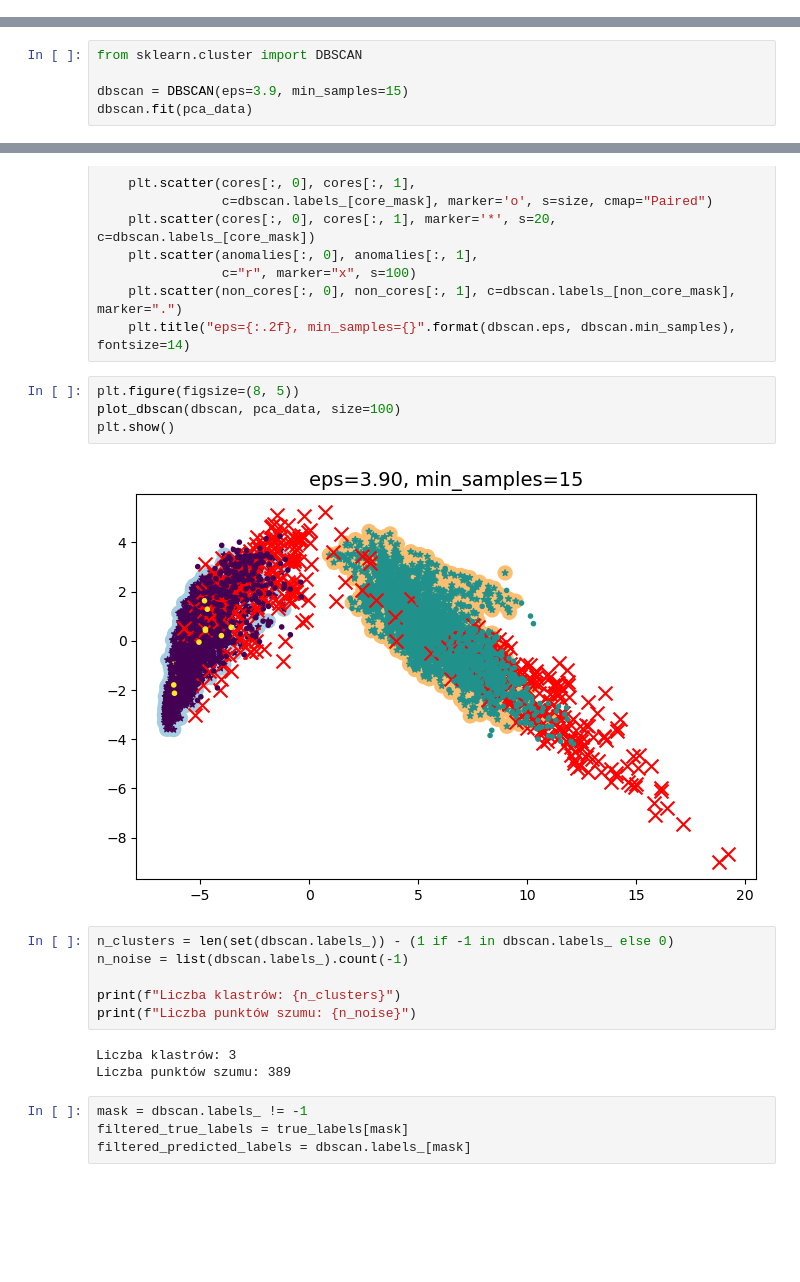
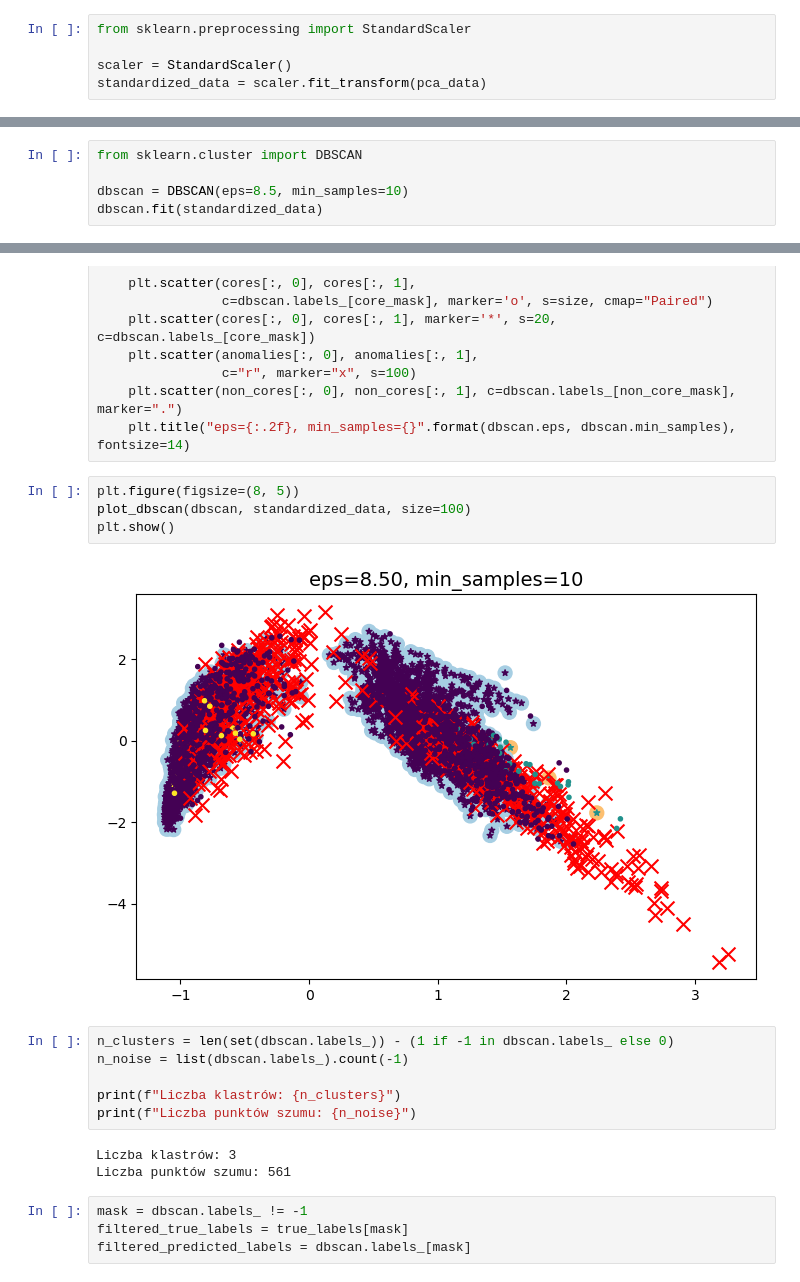
Before and after one commit to droanna/16_1, a Jupyter notebook: main-16_1.ipynb, the cells around one changed output, grey strips where cells are left out. Cells and saved outputs as stored; diff of their text form; blank space fills up the shorter version.

```diff
--- a/main-16_1.ipynb
+++ b/main-16_1.ipynb
@@ -60,6 +60,11 @@ pca_data = pca.fit_transform(df)
 print("Liczba kolumn:", pca.n_components_)
 # %% [output]
 Liczba kolumn: 67
+# %%
+from sklearn.preprocessing import StandardScaler
+
+scaler = StandardScaler()
+standardized_data = scaler.fit_transform(pca_data)
 # %%
 from sklearn.metrics import silhouette_score
 from sklearn.cluster import KMeans
@@ -142,6 +147,6 @@ plt.show()
 # %%
 from sklearn.cluster import DBSCAN
 
-dbscan = DBSCAN(eps=3.9, min_samples=15)
-dbscan.fit(pca_data)
+dbscan = DBSCAN(eps=8.5, min_samples=10)
+dbscan.fit(standardized_data)
 # %% [output]
@@ -166,10 +171,10 @@ def plot_dbscan(dbscan, X, size):
     plt.title("eps={:.2f}, min_samples={}".format(dbscan.eps, dbscan.min_samples), fontsize=14)
 # %%
 plt.figure(figsize=(8, 5))
-plot_dbscan(dbscan, pca_data, size=100)
+plot_dbscan(dbscan, standardized_data, size=100)
 plt.show()
 # %% [output]
-[figure, old version]
+[figure, new version]
 # %%
 n_clusters = len(set(dbscan.labels_)) - (1 if -1 in dbscan.labels_ else 0)
 n_noise = list(dbscan.labels_).count(-1)
@@ -178,7 +183,7 @@ print(f"Liczba klastrów: {n_clusters}")
 print(f"Liczba punktów szumu: {n_noise}")
 # %% [output]
 Liczba klastrów: 3
-Liczba punktów szumu: 389
+Liczba punktów szumu: 561
 # %%
 mask = dbscan.labels_ != -1
 filtered_true_labels = true_labels[mask]
```
Also changed, not shown: parts of 17 cells of this notebook.
